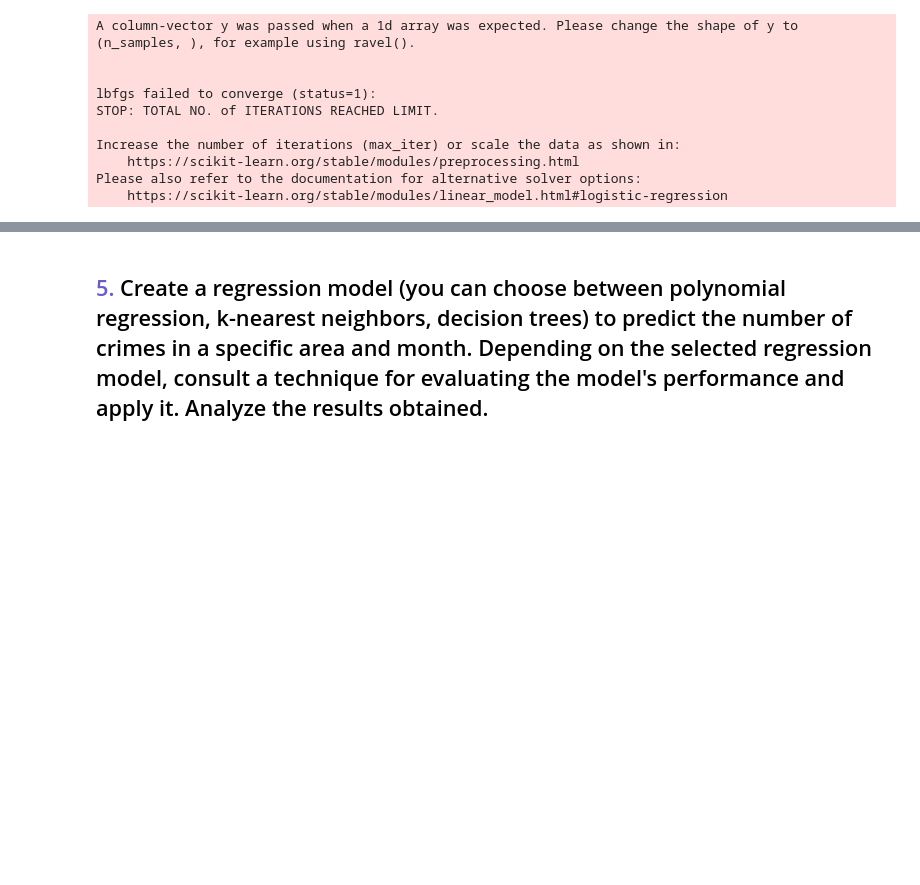
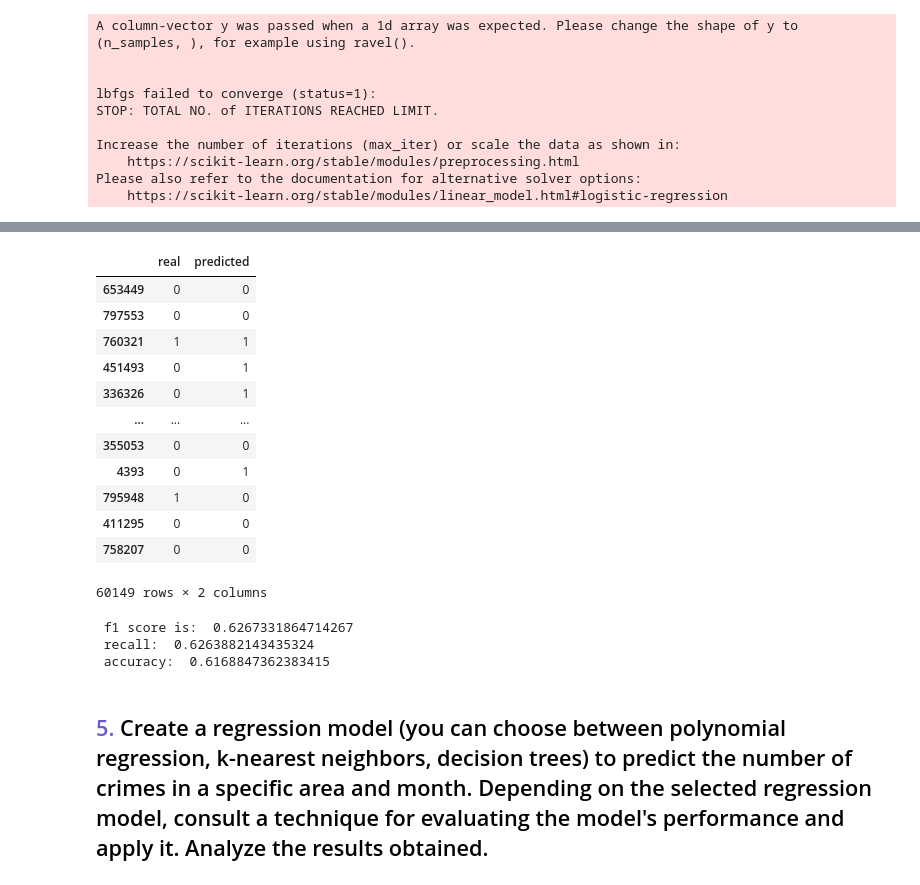
Before and after one commit to kavioleta08/Actividad2, a Jupyter notebook: Activity 2_ Regressions.ipynb, the cells around one changed output, grey strips where cells are left out. Saved outputs shown, nothing was run; the diff lists cells and outputs as text; code cells hidden in the pictures; blank space fills up the shorter version.

```diff
--- a/Activity 2_ Regressions.ipynb
+++ b/Activity 2_ Regressions.ipynb
@@ -446,0 +507,14 @@ print(' f1 score is: ', f1_score(y_test['Vict Sex'], prediction,average='weighte
+# %%
+from sklearn.linear_model import LogisticRegression
+import numpy as np
+from sklearn.model_selection import train_test_split
+
+
+x_train,x_test,y_train,y_test= train_test_split(cl_data[cl_data['Vict Sex']!=2][['Vict Age', 'Weapon Used Cd', 'Crm Cd', 'Premis Cd', 'Rpt Dist No','Status', 'Vict Descent']],
+       cl_data[cl_data['Vict Sex']!=2][['Vict Sex']],
+       test_size=0.2
+)
+# %%
+modelo=LogisticRegression()
+modelo.fit(x_train,y_train)
+prediction= modelo.predict(x_test)
@@ -447,2 +532,28 @@ print(' f1 score is: ', f1_score(y_test['Vict Sex'], prediction,average='weighte
+# %%
+pd.DataFrame.from_dict({'real':y_test['Vict Sex'],'predicted':prediction})
+# %% [output]
+|  | real | predicted |
+| 653449 | 0 | 0 |
+| 797553 | 0 | 0 |
+| 760321 | 1 | 1 |
+| 451493 | 0 | 1 |
+| 336326 | 0 | 1 |
+| ... | ... | ... |
+| 355053 | 0 | 0 |
+| 4393 | 0 | 1 |
+| 795948 | 1 | 0 |
+| 411295 | 0 | 0 |
+| 758207 | 0 | 0 |
+60149 rows × 2 columns
+# %%
+from sklearn.metrics import accuracy_score, recall_score, f1_score
+
+print(' f1 score is: ', f1_score(y_test['Vict Sex'], prediction),
+      '\n recall: ', recall_score(y_test['Vict Sex'], prediction),
+      '\n accuracy: ', accuracy_score(y_test['Vict Sex'], prediction))
+# %% [output]
+ f1 score is:  0.6267331864714267
+ recall:  0.6263882143435324
+ accuracy:  0.6168847362383415
 # %% [markdown]
 ## <span style="color:slateblue">5. <span style="color:black">Create a regression model (you can choose between polynomial regression, k-nearest neighbors, decision trees) to predict the number of crimes in a specific area and month. Depending on the selected regression model, consult a technique for evaluating the model's performance and apply it. Analyze the results obtained.
```
Also changed, not shown: parts of 28 cells of this notebook, 1 other file.
